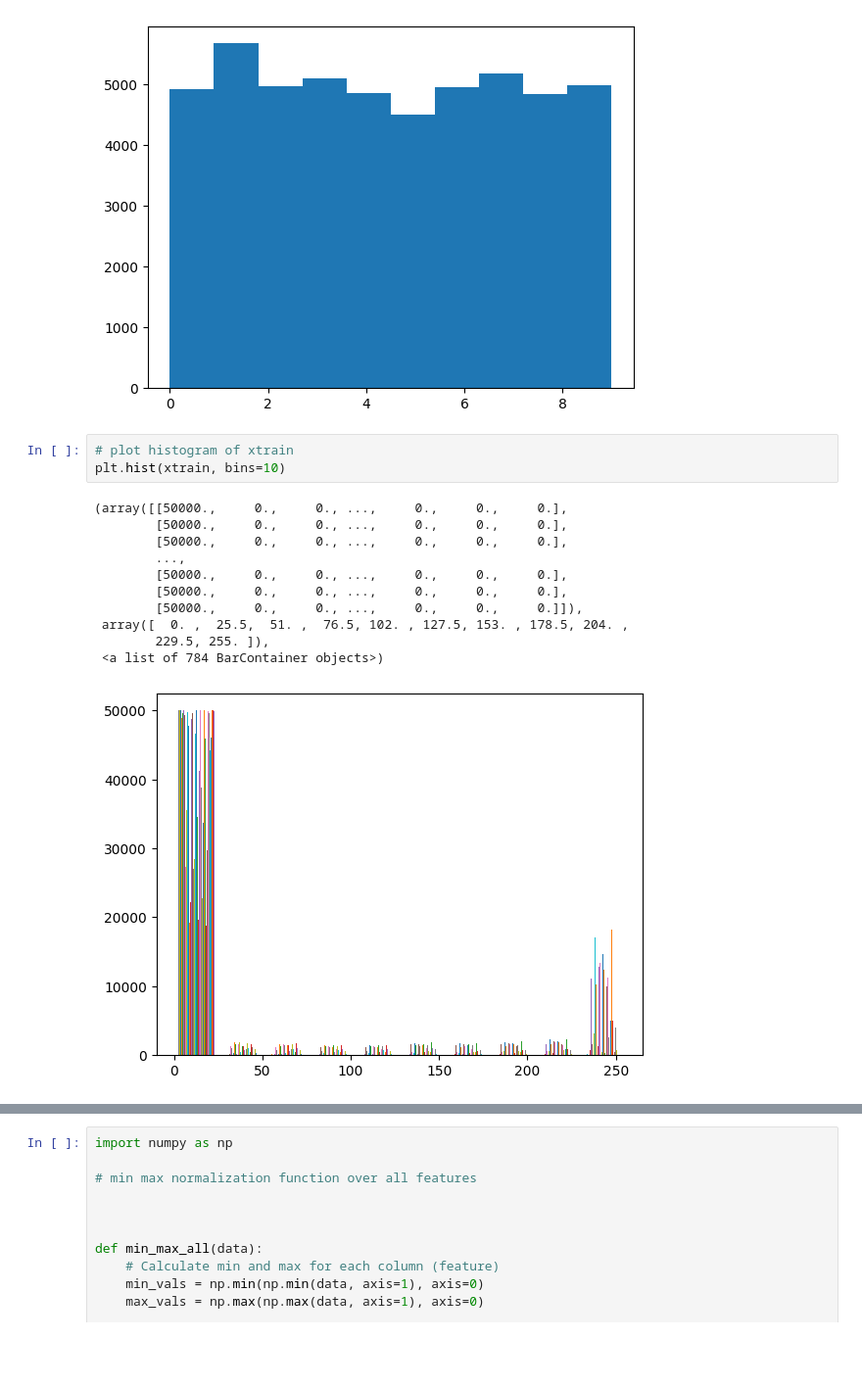
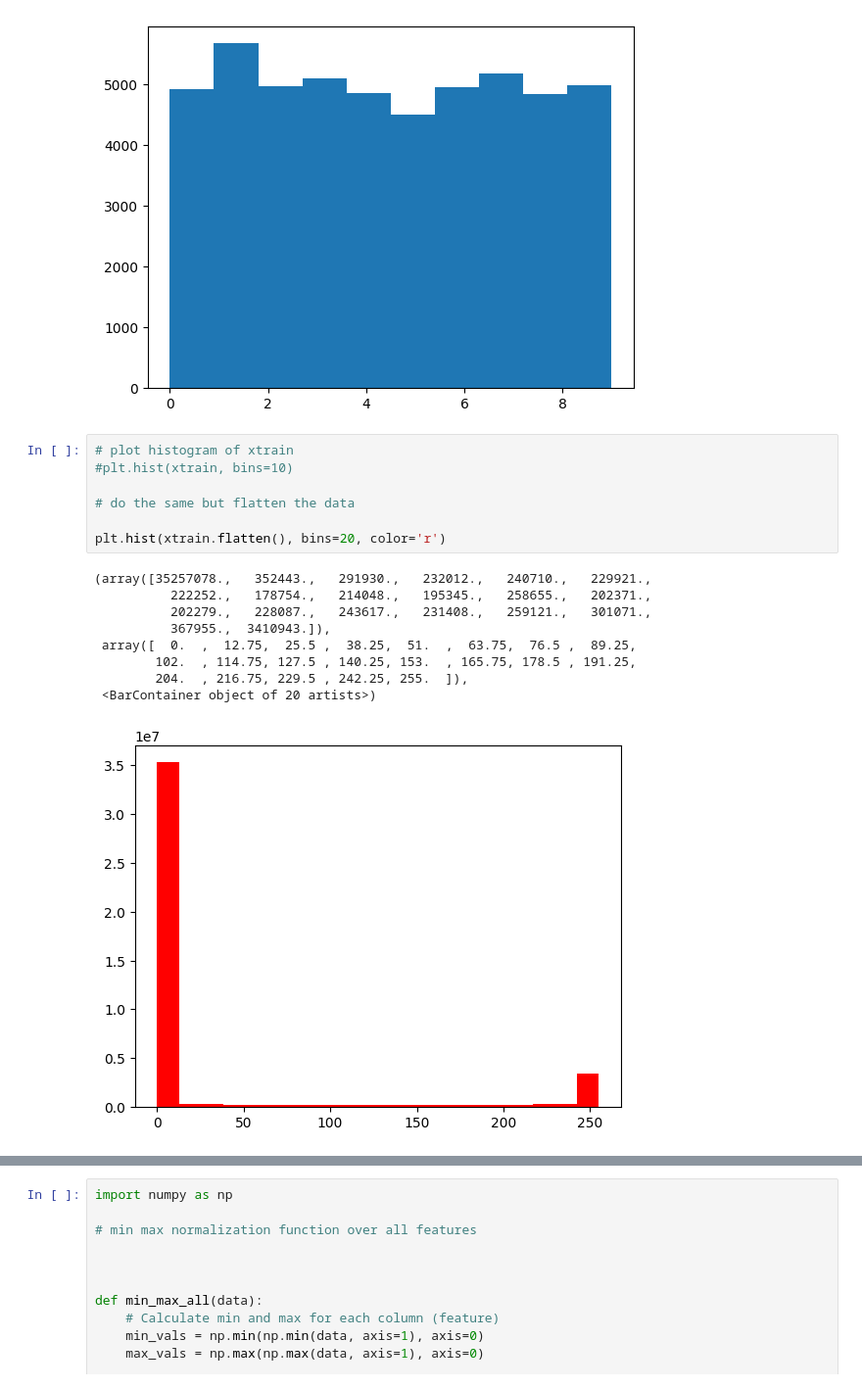
Before and after one commit to michelexyz/deeplearning_assignments, a Jupyter notebook: Assigment1/assigment.ipynb, the cells around one changed output, grey strips where cells are left out. Shown: that part at 98% size. Saved outputs shown, nothing was run; the diff lists cells and outputs as text; blank space fills up the shorter version.

```diff
--- a/Assigment1/assigment.ipynb
+++ b/Assigment1/assigment.ipynb
@@ -617,17 +621,19 @@ plt.hist(ytrain, bins=10)
 [figure]
 # %%
 # plot histogram of xtrain
-plt.hist(xtrain, bins=10)
+#plt.hist(xtrain, bins=10)
+
+# do the same but flatten the data
+
+plt.hist(xtrain.flatten(), bins=20, color='r')
 # %% [output]
-(array([[50000.,     0.,     0., ...,     0.,     0.,     0.],
-        [50000.,     0.,     0., ...,     0.,     0.,     0.],
-        [50000.,     0.,     0., ...,     0.,     0.,     0.],
-        ...,
-        [50000.,     0.,     0., ...,     0.,     0.,     0.],
-        [50000.,     0.,     0., ...,     0.,     0.,     0.],
-        [50000.,     0.,     0., ...,     0.,     0.,     0.]]),
- array([  0. ,  25.5,  51. ,  76.5, 102. , 127.5, 153. , 178.5, 204. ,
-        229.5, 255. ]),
- <a list of 784 BarContainer objects>)
+(array([35257078.,   352443.,   291930.,   232012.,   240710.,   229921.,
+          222252.,   178754.,   214048.,   195345.,   258655.,   202371.,
+          202279.,   228087.,   243617.,   231408.,   259121.,   301071.,
+          367955.,  3410943.]),
+ array([  0.  ,  12.75,  25.5 ,  38.25,  51.  ,  63.75,  76.5 ,  89.25,
+        102.  , 114.75, 127.5 , 140.25, 153.  , 165.75, 178.5 , 191.25,
+        204.  , 216.75, 229.5 , 242.25, 255.  ]),
+ <BarContainer object of 20 artists>)
-[figure, old version]
+[figure, new version]
 # %%
```
Also changed, not shown: parts of 38 cells of this notebook, 12 other files.
